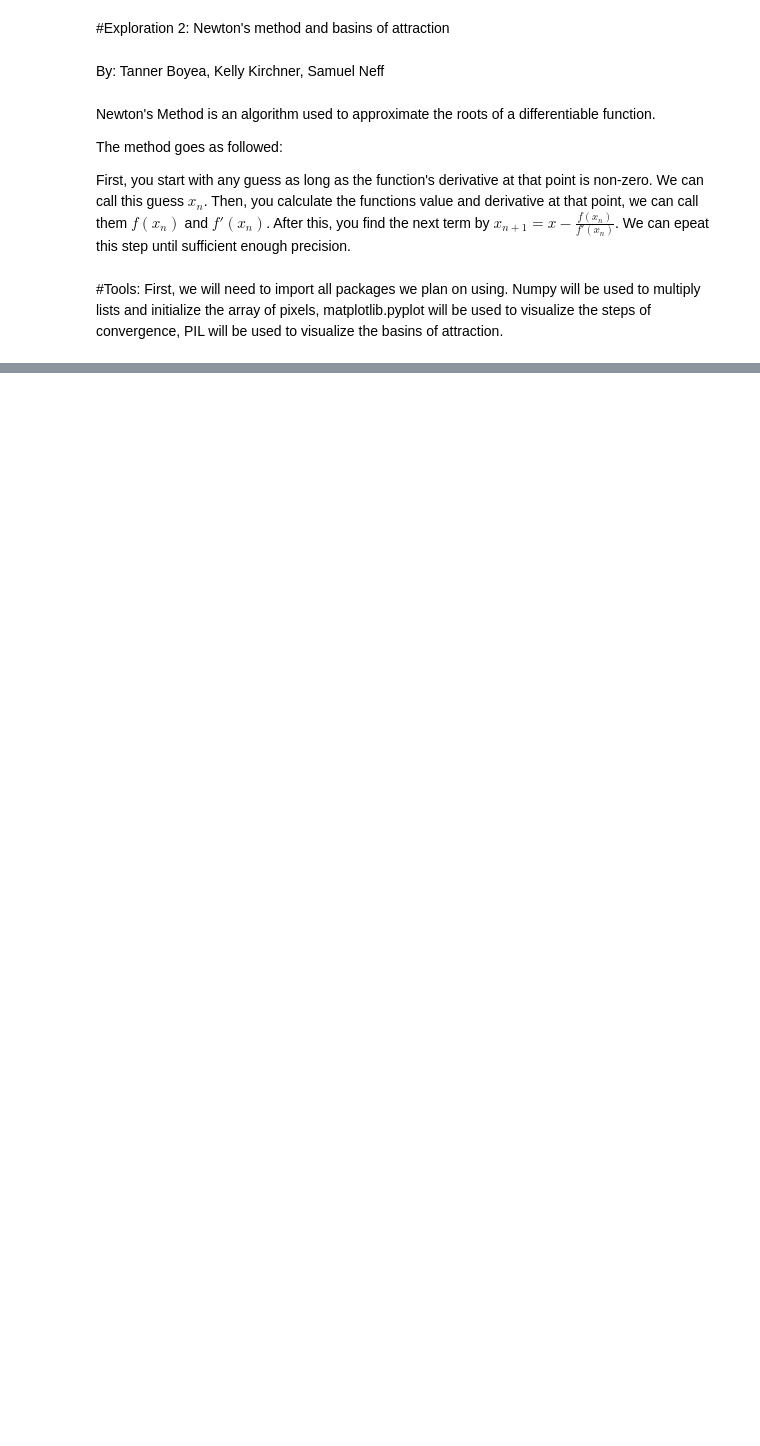
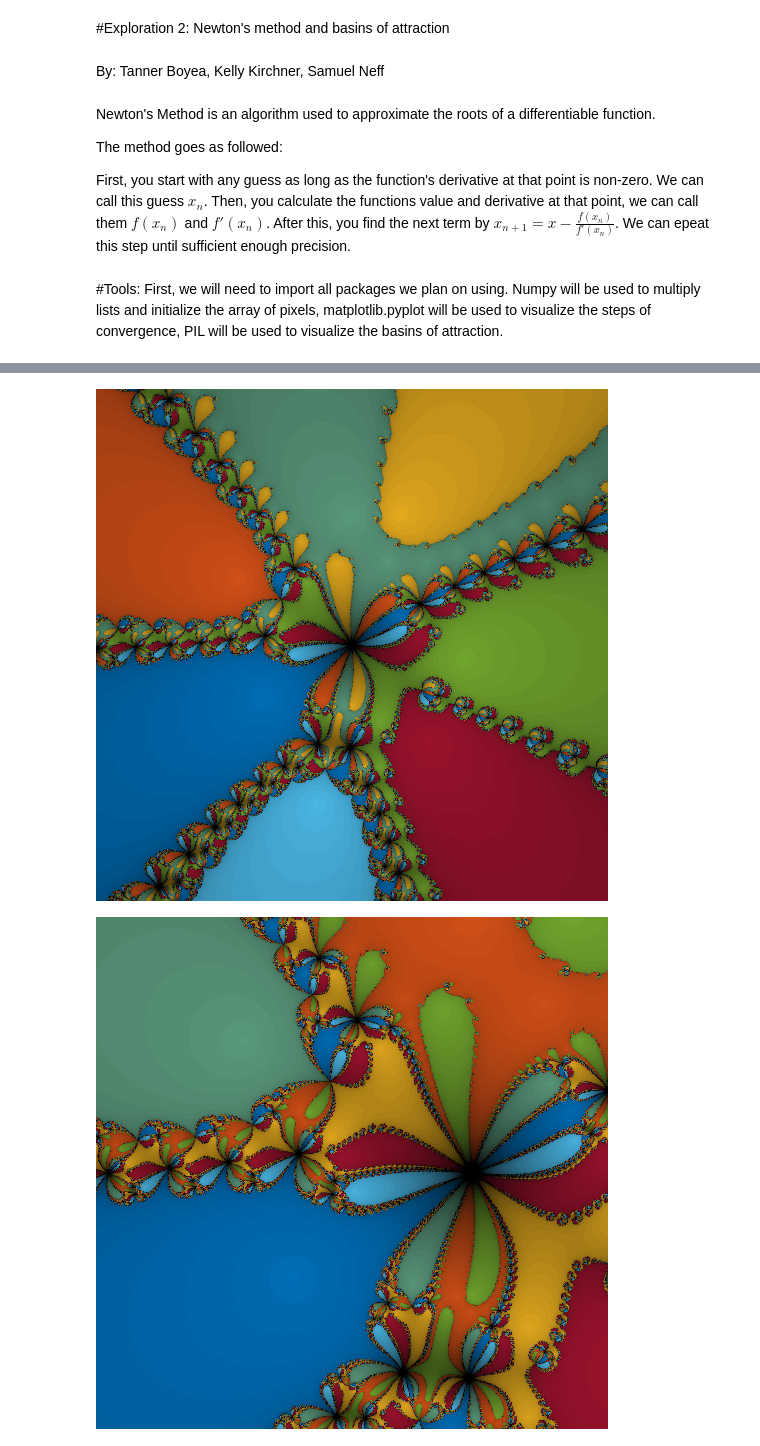
Before and after one commit to sefsnf/Math152, a Jupyter notebook: Exploration_Project_2.ipynb, the cells around one changed output, grey strips where cells are left out. Saved outputs shown, nothing was run; the diff lists cells and outputs as text; code cells hidden in the pictures; blank space fills up the shorter version.

```diff
--- a/Exploration_Project_2.ipynb
+++ b/Exploration_Project_2.ipynb
@@ -108,0 +164,16 @@ def newtFractal(coeffs, itter):
+# %%
+def fractalZoom(coeffs, a, itter, screenParams, zoomParams):
+    #performs newtFractal several times, zooming on some point
+    #screenParams = (xmin,xmax,ymin,ymax,resolution)
+    #zoomParams = (x,y, zoom amount, steps)
+      #zoom amount as in how to scale the camera every step
+
+    #BUG: colors are dependant on screen position
+    for i in range(0,zoomParams[3]):
+        scaleFactor = zoomParams[2]**i
+        newtFractalComplex(coeffs, a, itter, \
+                    ((screenParams[0] - zoomParams[0]) * scaleFactor + zoomParams[0],  \
+                     (screenParams[1] - zoomParams[0]) * scaleFactor + zoomParams[0],  \
+                     (screenParams[2] - zoomParams[1]) * scaleFactor + zoomParams[1],  \
+                     (screenParams[3] - zoomParams[1]) * scaleFactor + zoomParams[1],   \
+                      screenParams[4]))
@@ -114,0 +213,6 @@ newtFractal([-1,0,0,0,1], 80)
+# %%
+#test block-remember to delete
+fractalZoom(polycoeffs,1, 50, (-2,2,-2,2,512), (-0.939,0,0.5, 10))
+# %% [output]
+[figure, added]
+[figure, added]
```
Also changed, not shown: parts of 21 cells of this notebook.
